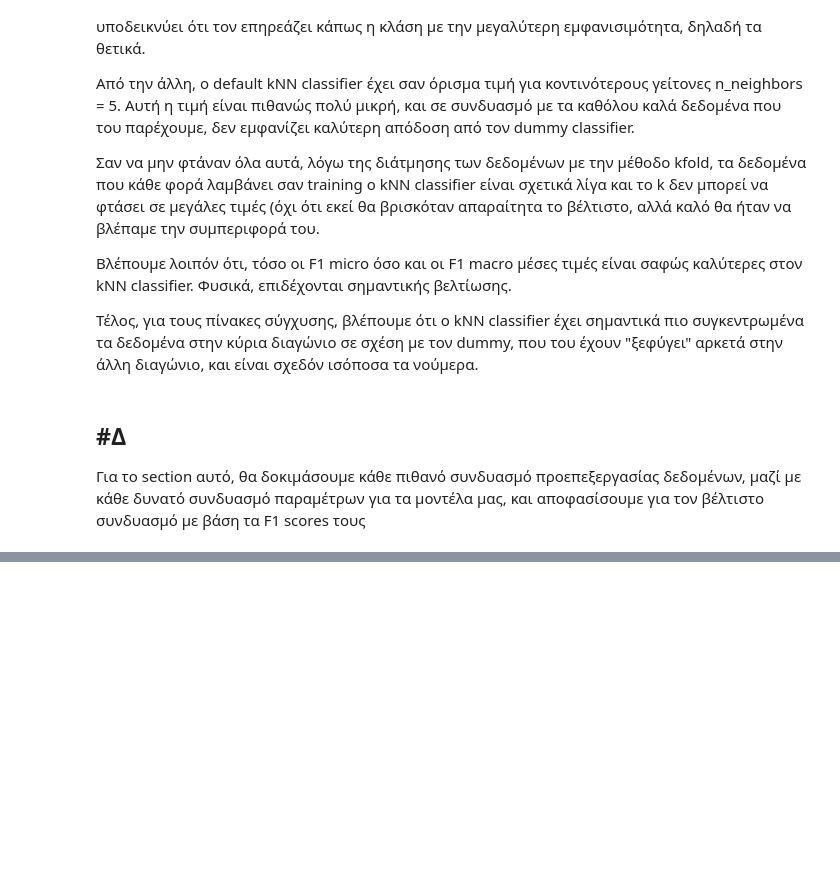
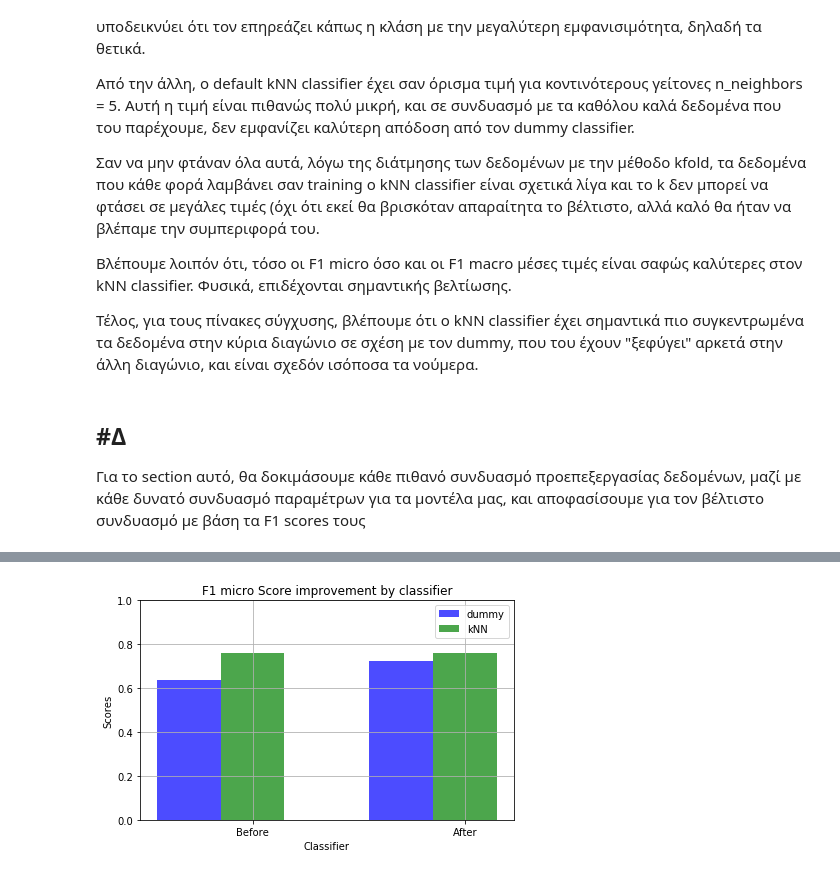
Before and after one commit to georgeaidinis/NTUA, a Jupyter notebook: NN/Lab 1/Lab_1_Small_NN.ipynb, the cells around one changed output, grey strips where cells are left out. Drawn from its saved outputs; the diff is of its cells as text; code cells hidden in the pictures; blank space fills up the shorter version.

```diff
--- a/NN/Lab 1/Lab_1_Small_NN.ipynb
+++ b/NN/Lab 1/Lab_1_Small_NN.ipynb
@@ -1010,0 +1190,37 @@ UnboundLocalError: ignored
+# %%
+n_groups = 2
+before_micro = (f1_score(test_labels, preds1, average = 'micro'),
+                f1_score(test_labels, preds3, average = 'micro'))
+
+after_micro = (f1_score(test_labels, preds2, average = 'micro'),
+               f1_score(test_labels, preds5, average = 'micro'))
+
+
+fig, ax = plt.subplots()
+index = np.arange(n_groups)
+bar_width = 0.3
+opacity = 0.7
+
+rects1 = plt.bar(index, before_micro, bar_width,
+alpha=opacity,
+color='b',
+label='dummy')
+
+rects2 = plt.bar(index + bar_width, after_micro, bar_width,
+alpha=opacity,
+color='g',
+label='kNN')
+
+plt.xlabel('Classifier')
+plt.ylabel('Scores')
+plt.title('F1 micro Score improvement by classifier')
+plt.xticks(index + bar_width, ("Before", "After"))
+plt.legend()
+plt.ylim(0, 1)
+plt.grid(True)
+
+
+plt.tight_layout()
+plt.show()
+# %% [output]
+[figure, added]
```
Also changed, not shown: parts of 23 cells of this notebook.
